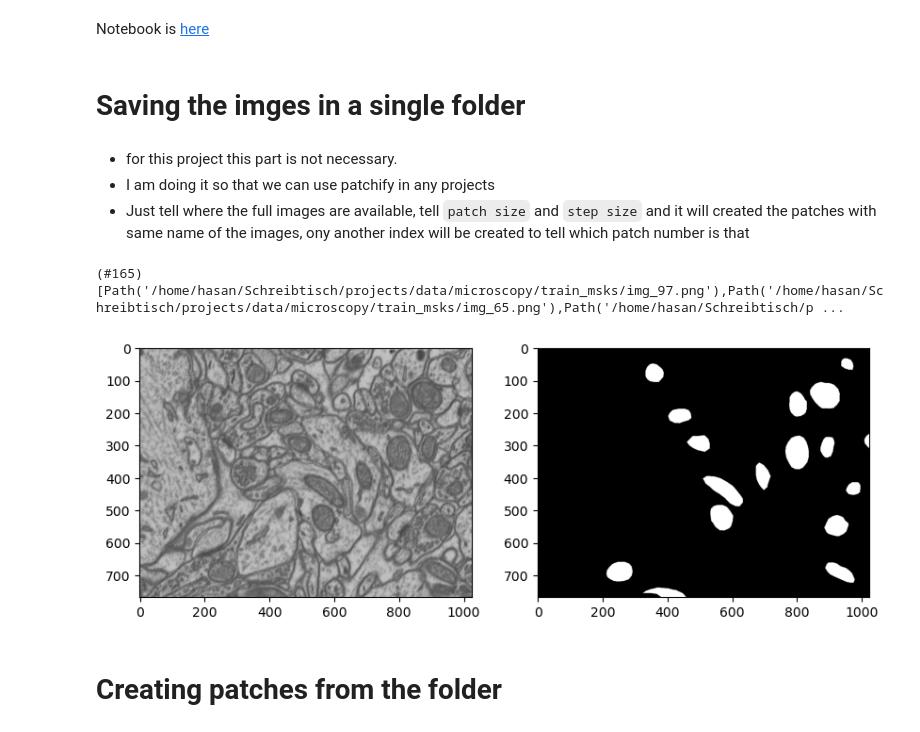
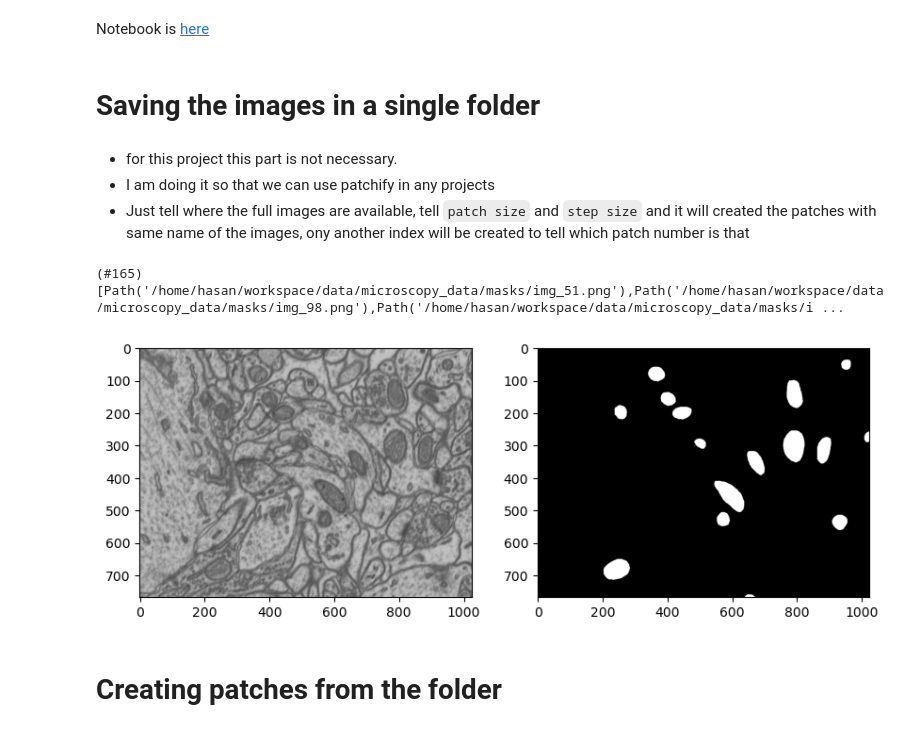
Before and after one commit to HasanGoni/fine_tune_SAM, a Jupyter notebook: nbs/01_patch_dataset.ipynb, the cells around one changed output. Saved outputs shown, nothing was run; the diff lists cells and outputs as text; code cells hidden in the pictures.

```diff
--- a/nbs/01_patch_dataset.ipynb
+++ b/nbs/01_patch_dataset.ipynb
@@ -31,7 +41,7 @@ Training and test image and mask can be downloaded from the following command
 # %%
 #| hide
-data_path = Path(r'/home/hasan/Schreibtisch/projects/data/')
-train_imgs = list(filter(lambda x: x.name=='train.tif', data_path.ls()))[0]
-train_masks = list(filter(lambda x: x.name=='train_masks.tif', data_path.ls()))[0]
+data_path = Path(rf'{root_path}/data')
+train_imgs = list(filter(lambda x: x.name=='training_images.tif', data_path.ls()))[0]
+train_masks = list(filter(lambda x: x.name=='training_masks.tif', data_path.ls()))[0]
 train_masks#
 # %% [output]
@@ -59,9 +69,10 @@ ax[1].imshow(big_msk[idx],cmap='gray');
 # %%
 #| export
 def show_rand_img(
-        idx,  # in case of None, a random image is chosen
-        im_path,
-        msk_path):
+        idx:int,  # in case of None, a random image is chosen
+        im_path:str,
+        msk_path:str
+        ):
     "Show random mask and image from together from path"
     images = Path(im_path).ls()
     masks = Path(msk_path).ls()
@@ -77,17 +88,17 @@ def show_rand_img(
 # %% [markdown]
 Notebook is [here](https://github.com/bnsreenu/python_for_microscopists/blob/master/331_fine_tune_SAM_mito.ipynb)
 # %% [markdown]
-# Saving the imges in a single folder
+# Saving the images in a single folder
 # %% [markdown]
 - for this project this part is not necessary.
 - I am doing it so that we can use patchify in any projects
 - Just tell where the full images are available, tell `patch size` and `step size` and it will created the patches with same name of the images, ony another index will be created to tell which patch number is that
 # %%
 #| hide
-im_path = f'{data_path}/microscopy/train_images'
-msk_path = f'{data_path}/microscopy/train_msks'
-Path(msk_path).mkdir(exist_ok=True, parents=True)
-Path(im_path).mkdir(exist_ok=True, parents=True)
+actual_im_path = Path(r'/home/hasan/workspace/data/microscopy_data/images')
+actual_msk_path = Path(r'/home/hasan/workspace/data/microscopy_data/masks')
+Path(actual_im_path).mkdir(exist_ok=True, parents=True)
+Path(actual_msk_path).mkdir(exist_ok=True, parents=True)
 # %%
 
 for i in tqdm(range(len(big_img))):
@@ -96,12 +107,12 @@ for i in tqdm(range(len(big_img))):
 # %%
 #| hide
-Path(msk_path).ls()
+Path(actual_msk_path).ls()
 # %% [output]
-(#165) [Path('/home/hasan/Schreibtisch/projects/data/microscopy/train_msks/img_97.png'),Path('/home/hasan/Schreibtisch/projects/data/microscopy/train_msks/img_65.png'),Path('/home/hasan/Schreibtisch/p ...
+(#165) [Path('/home/hasan/workspace/data/microscopy_data/masks/img_51.png'),Path('/home/hasan/workspace/data/microscopy_data/masks/img_98.png'),Path('/home/hasan/workspace/data/microscopy_data/masks/i ...
 # %%
-show_rand_img(idx=None, im_path=im_path, msk_path=msk_path)
+show_rand_img(idx=None, im_path=actual_im_path, msk_path=actual_msk_path)
 # %% [output]
-[figure, old version]
+[figure, new version]
 # %% [markdown]
 # Creating patches from the folder
 # %%
```
Also changed, not shown: parts of 13 cells of this notebook, 9 other files.
